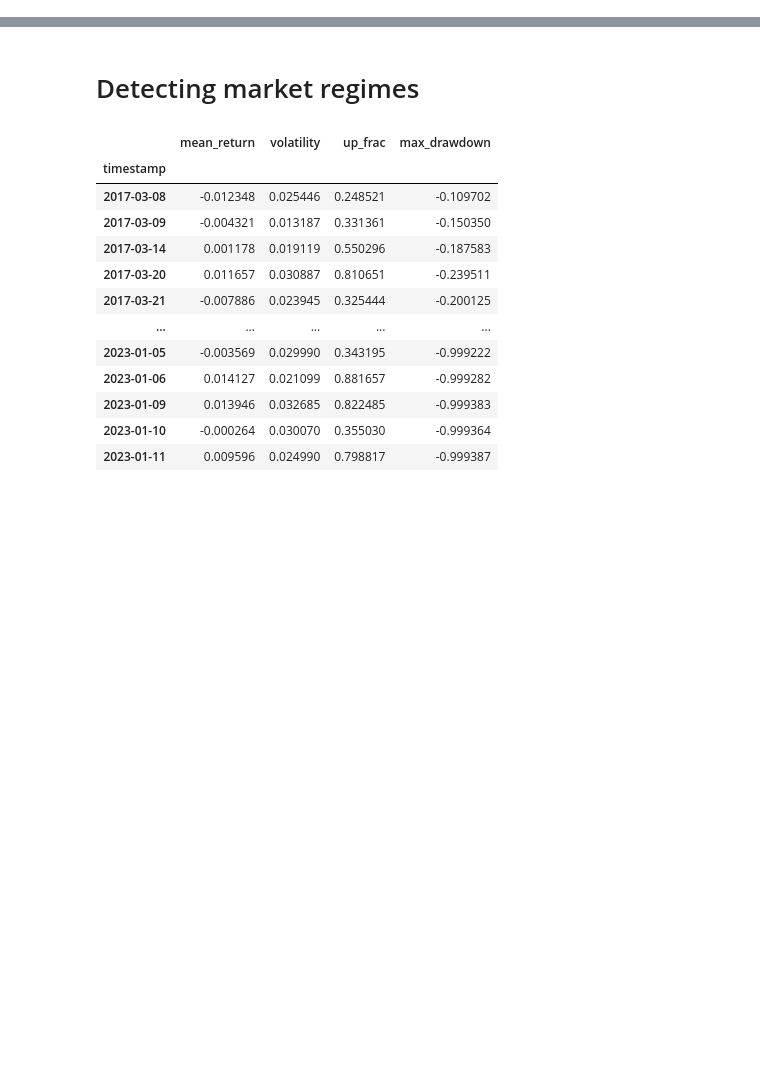
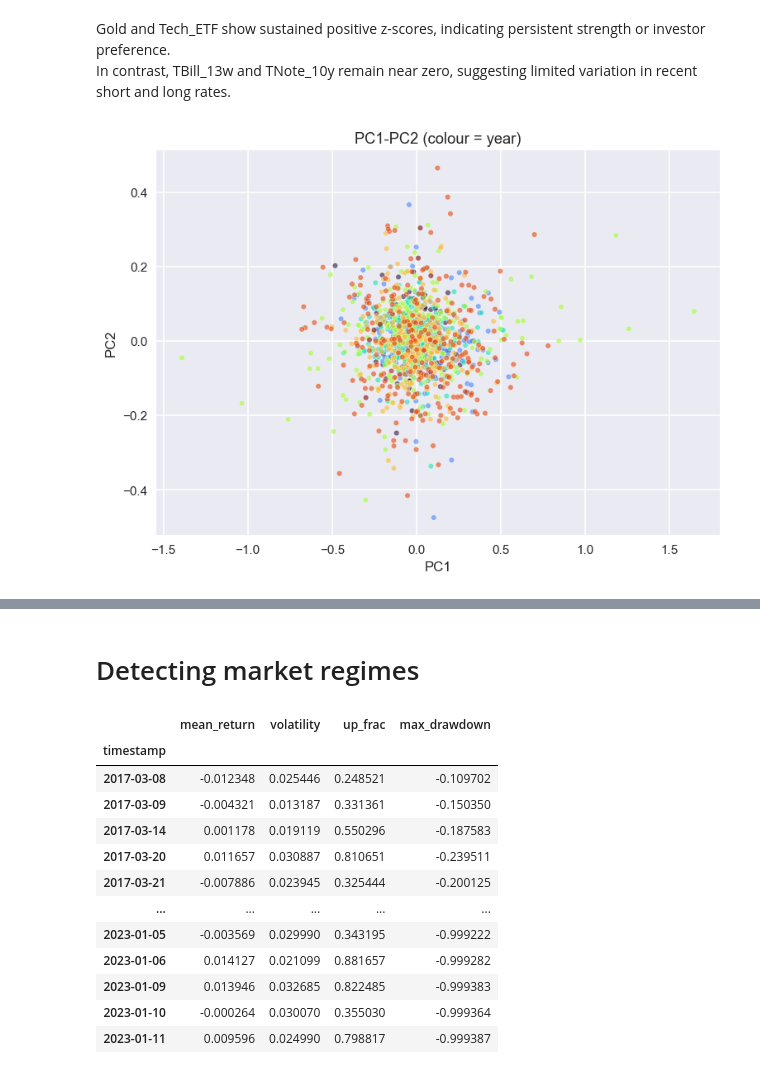
Before and after one commit to AlaaBouattour/market-regime-forecasting, a Jupyter notebook: Notebook_1.ipynb, the cells around one changed output, grey strips where cells are left out. Cells and saved outputs as stored; diff of their text form; code cells hidden in the pictures; blank space fills up the shorter version.

```diff
--- a/Notebook_1.ipynb
+++ b/Notebook_1.ipynb
@@ -7,0 +181,11 @@ from sklearn.preprocessing import StandardScaler, RobustScaler
+# %% [markdown]
+Gold and Tech_ETF show sustained positive z-scores, indicating persistent strength or investor preference.
+In contrast, TBill_13w and TNote_10y remain near zero, suggesting limited variation in recent short and long rates.
+# %%
+pcs2 = features_d[["PC1","PC2"]].copy()
+pcs2["Year"] = pcs2.index.year
+sns.scatterplot(data=pcs2, x="PC1", y="PC2", hue="Year",
+                palette="turbo", s=18, alpha=.6, legend=False)
+plt.title("PC1-PC2 (colour = year)"); plt.show()
+# %% [output]
+[figure, added]
```
Also changed, not shown: parts of 39 cells of this notebook.
